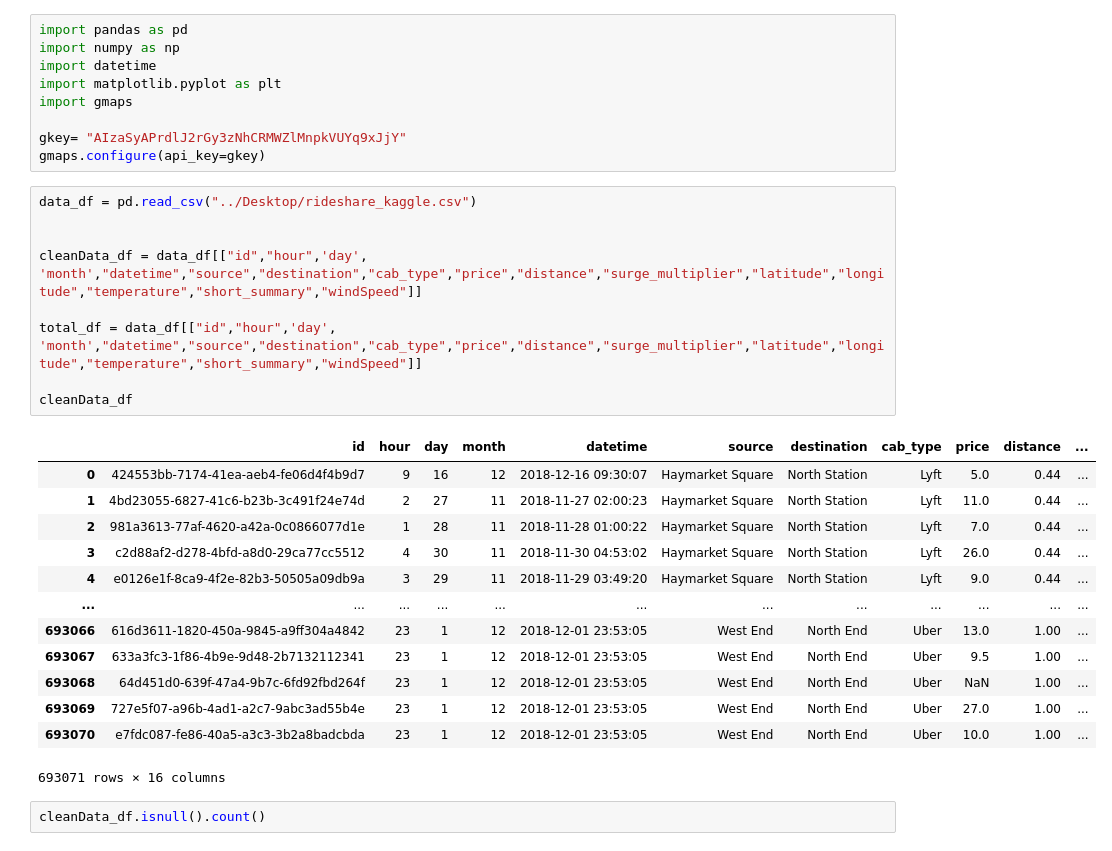
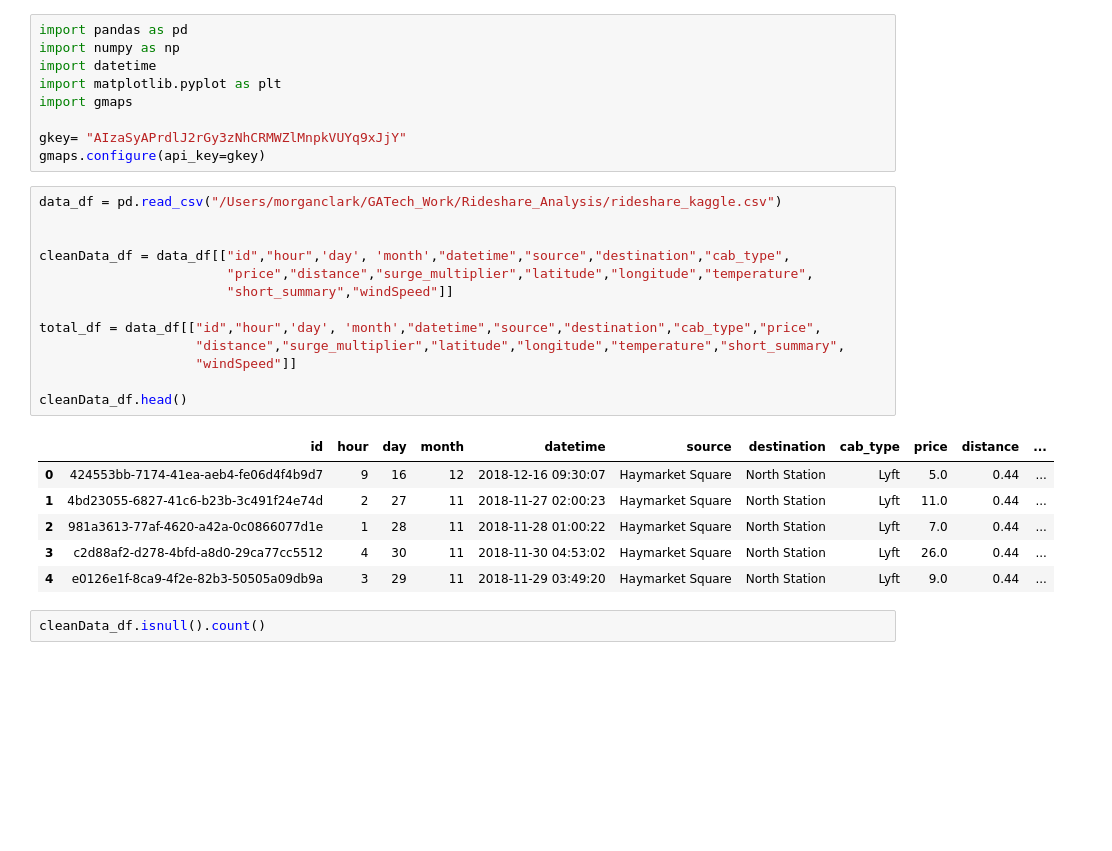
Before and after one commit to Mclark63/Rideshare_Analysis, a Jupyter notebook: cleaningData.ipynb, the cells around one changed output. Drawn from its saved outputs; the diff is of its cells as text; blank space fills up the shorter version.

```diff
--- a/cleaningData.ipynb
+++ b/cleaningData.ipynb
@@ -8,28 +8,25 @@ import gmaps
 gkey= "AIzaSyAPrdlJ2rGy3zNhCRMWZlMnpkVUYq9xJjY"
 gmaps.configure(api_key=gkey)
 # %%
-data_df = pd.read_csv("../Desktop/rideshare_kaggle.csv")
+data_df = pd.read_csv("/Users/morganclark/GATech_Work/Rideshare_Analysis/rideshare_kaggle.csv")
 
 
-cleanData_df = data_df[["id","hour",'day', 'month',"datetime","source","destination","cab_type","price","distance","surge_multiplier","latitude","longitude","temperature","short_summary","windSpeed"]]
+cleanData_df = data_df[["id","hour",'day', 'month',"datetime","source","destination","cab_type",
+                        "price","distance","surge_multiplier","latitude","longitude","temperature",
+                        "short_summary","windSpeed"]]
 
-total_df = data_df[["id","hour",'day', 'month',"datetime","source","destination","cab_type","price","distance","surge_multiplier","latitude","longitude","temperature","short_summary","windSpeed"]]
+total_df = data_df[["id","hour",'day', 'month',"datetime","source","destination","cab_type","price",
+                    "distance","surge_multiplier","latitude","longitude","temperature","short_summary",
+                    "windSpeed"]]
 
-cleanData_df
+cleanData_df.head()
 # %% [output]
 |  | id | hour | day | month | datetime | source | destination | cab_type | price | distance | ... |
 | 0 | 424553bb-7174-41ea-aeb4-fe06d4f4b9d7 | 9 | 16 | 12 | 2018-12-16 09:30:07 | Haymarket Square | North Station | Lyft | 5.0 | 0.44 | ... |
 | 1 | 4bd23055-6827-41c6-b23b-3c491f24e74d | 2 | 27 | 11 | 2018-11-27 02:00:23 | Haymarket Square | North Station | Lyft | 11.0 | 0.44 | ... |
 | 2 | 981a3613-77af-4620-a42a-0c0866077d1e | 1 | 28 | 11 | 2018-11-28 01:00:22 | Haymarket Square | North Station | Lyft | 7.0 | 0.44 | ... |
 | 3 | c2d88af2-d278-4bfd-a8d0-29ca77cc5512 | 4 | 30 | 11 | 2018-11-30 04:53:02 | Haymarket Square | North Station | Lyft | 26.0 | 0.44 | ... |
 | 4 | e0126e1f-8ca9-4f2e-82b3-50505a09db9a | 3 | 29 | 11 | 2018-11-29 03:49:20 | Haymarket Square | North Station | Lyft | 9.0 | 0.44 | ... |
-| ... | ... | ... | ... | ... | ... | ... | ... | ... | ... | ... | ... |
-| 693066 | 616d3611-1820-450a-9845-a9ff304a4842 | 23 | 1 | 12 | 2018-12-01 23:53:05 | West End | North End | Uber | 13.0 | 1.00 | ... |
-| 693067 | 633a3fc3-1f86-4b9e-9d48-2b7132112341 | 23 | 1 | 12 | 2018-12-01 23:53:05 | West End | North End | Uber | 9.5 | 1.00 | ... |
-| 693068 | 64d451d0-639f-47a4-9b7c-6fd92fbd264f | 23 | 1 | 12 | 2018-12-01 23:53:05 | West End | North End | Uber | NaN | 1.00 | ... |
-| 693069 | 727e5f07-a96b-4ad1-a2c7-9abc3ad55b4e | 23 | 1 | 12 | 2018-12-01 23:53:05 | West End | North End | Uber | 27.0 | 1.00 | ... |
-| 693070 | e7fdc087-fe86-40a5-a3c3-3b2a8badcbda | 23 | 1 | 12 | 2018-12-01 23:53:05 | West End | North End | Uber | 10.0 | 1.00 | ... |
-693071 rows × 16 columns
 # %%
 cleanData_df.isnull().count()
 # %% [output]
```
Also changed, not shown: parts of 15 cells of this notebook.
